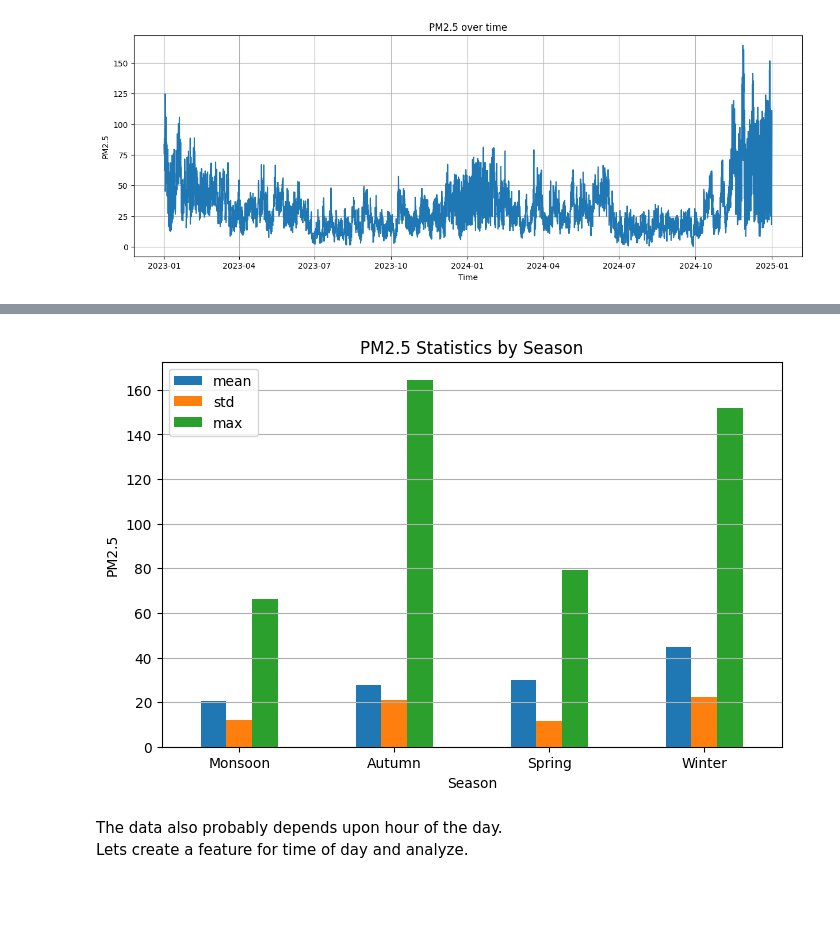
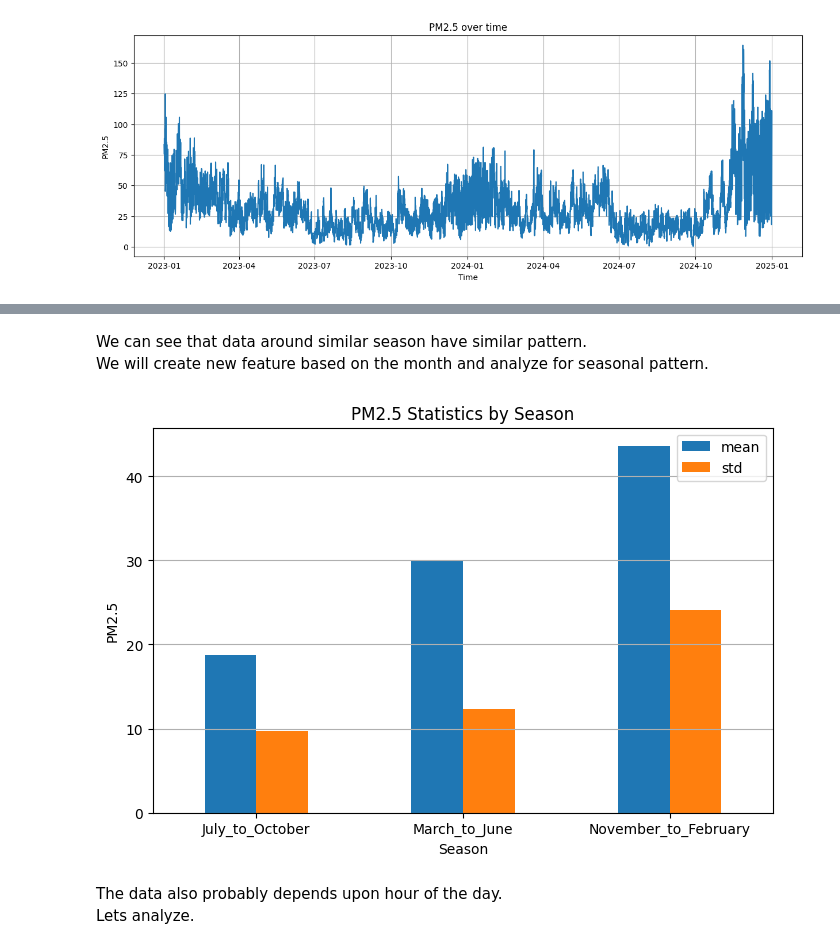
Before and after one commit to adarsha-7/pm25-forecasting, a Jupyter notebook: notebooks/eda/time_analysis.ipynb, the cells around one changed output, grey strips where cells are left out. Cells and saved outputs as stored; diff of their text form; code cells hidden in the pictures; blank space fills up the shorter version.

Commit message:
time analysis completed

```diff
--- a/notebooks/eda/time_analysis.ipynb
+++ b/notebooks/eda/time_analysis.ipynb
@@ -31,29 +44,30 @@ We will create new feature based on the month and analyze for seasonal pattern.
+# %% [markdown]
+We can see that data around similar season have similar pattern.
+We will create new feature based on the month and analyze for seasonal pattern.
 # %%
 def get_season(month):
-    if month in [12, 1, 2]:
-        return "Winter"
-    elif month in [3, 4, 5]:
-        return "Spring"
-    elif month in [6, 7, 8]:
-        return "Monsoon"
-    else:
-        return "Autumn"
+    if month in [11, 12, 1, 2]:
+        return "November_to_February"
+    elif month in [3, 4, 5, 6]:
+        return "March_to_June"
+    elif month in [7, 8, 9, 10]:
+        return "July_to_October"
 
 data["season"] = data["time"].dt.month.apply(get_season)
 # %%
-stats = data.groupby("season")["pm2_5"].agg(["mean", "std", "max"]).sort_values(by="mean")
+stats = data.groupby("season")["pm2_5"].agg(["mean", "std"]).sort_values(by="mean")
 
 stats.plot(kind="bar", figsize=(8,5))
 
 plt.title("PM2.5 Statistics by Season")
 plt.xlabel("Season")
 plt.ylabel("PM2.5")
 plt.xticks(rotation=0)
 plt.grid(axis="y")
 
 plt.show()
 # %% [output]
-[figure, old version]
+[figure, new version]
 # %% [markdown]
 The data also probably depends upon hour of the day.
-Lets create a feature for time of day and analyze.
+Lets analyze.
```
Also changed, not shown: parts of 8 cells of this notebook.
